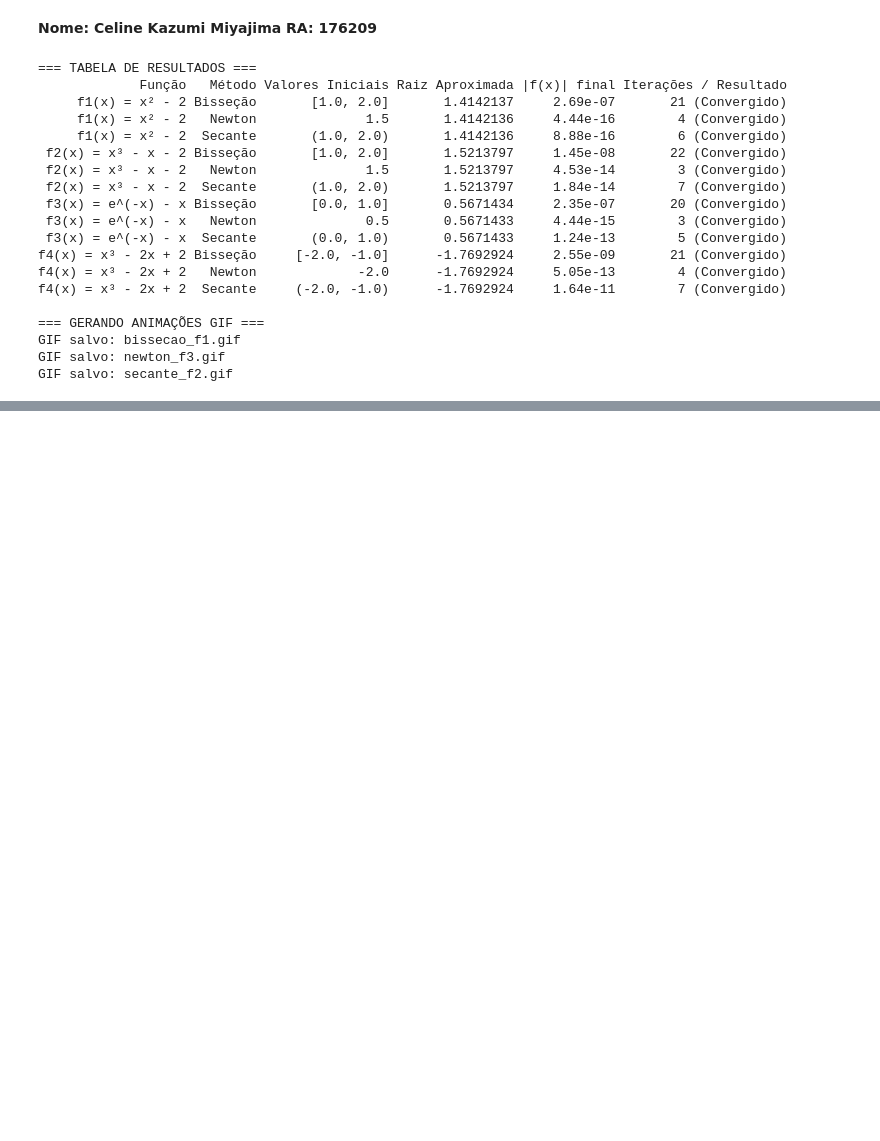
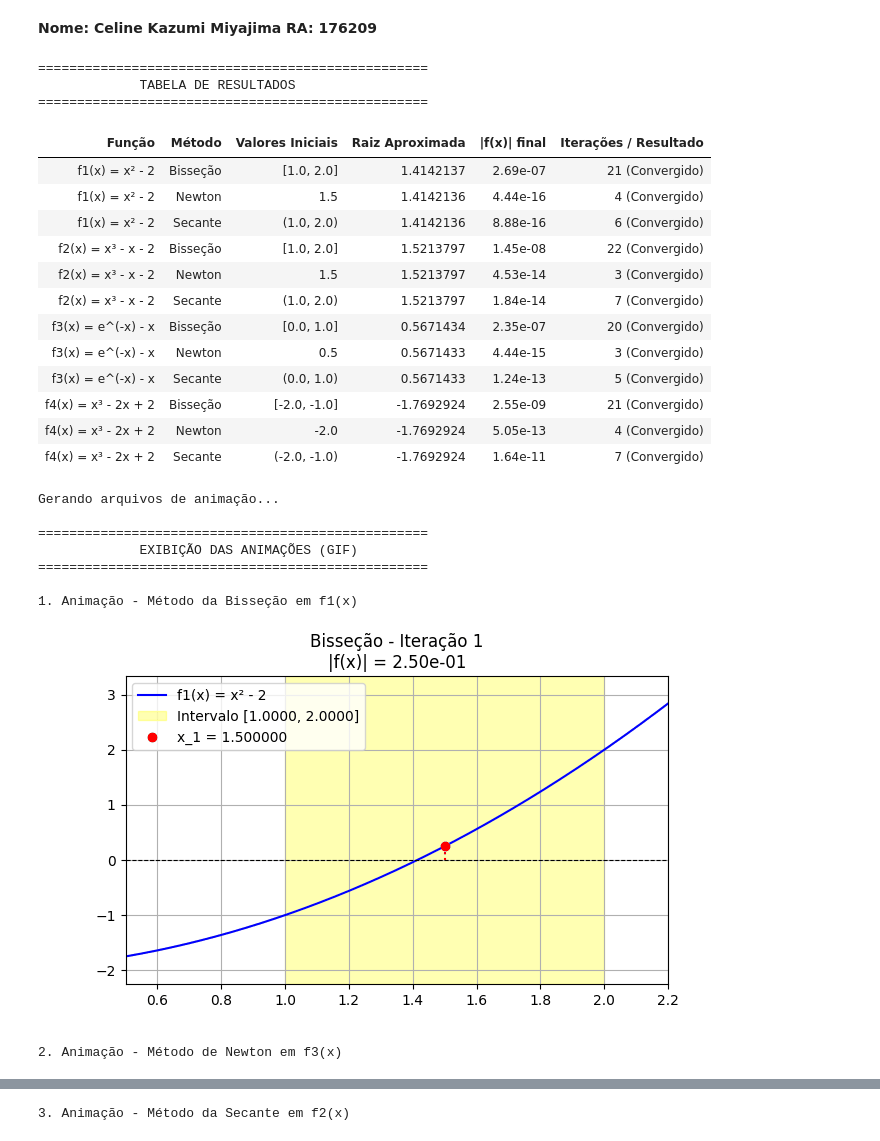
Before and after one commit to celinekm/CN, a Jupyter notebook: atv3_celine.ipynb, the cells around one changed output, grey strips where cells are left out. Drawn from its saved outputs; the diff is of its cells as text; code cells hidden in the pictures; blank space fills up the shorter version.

```diff
--- a/atv3_celine.ipynb
+++ b/atv3_celine.ipynb
@@ -3,7 +3,6 @@
 # %% [markdown]
 **Nome: Celine Kazumi Miyajima RA: 176209**
 # %%
-# Instalação das bibliotecas necessárias (caso precise)
 !pip install -q matplotlib pandas numpy pillow
 
 import numpy as np
@@ -11,7 +10,7 @@ import matplotlib.pyplot as plt
 import matplotlib.animation as animation
 from matplotlib.animation import PillowWriter
 import pandas as pd
-import os
+from IPython.display import display, HTML, Image
 
 # ==========================================
 # PARTE 1: IMPLEMENTAÇÃO DOS MÉTODOS NUMÉRICOS
@@ -156,8 +155,11 @@ for item in funcoes:
     })
 
 df_res = pd.DataFrame(resultados)
-print("=== TABELA DE RESULTADOS ===")
-print(df_res.to_string(index=False))
+
+print("==================================================")
+print("             TABELA DE RESULTADOS                 ")
+print("==================================================")
+display(HTML(df_res.to_html(index=False)))
 
 
 # ==========================================
@@ -191,7 +193,6 @@ def gerar_gif_bissecao(item, filename="bissecao.gif"):
     anim = animation.FuncAnimation(fig, update, frames=len(hist), interval=800)
     anim.save(filename, writer=PillowWriter(fps=1))
     plt.close(fig)
-    print(f"GIF salvo: {filename}")
 
 def gerar_gif_newton(item, filename="newton.gif"):
     f, df = item['f'], item['df']
@@ -224,7 +225,6 @@ def gerar_gif_newton(item, filename="newton.gif"):
     anim = animation.FuncAnimation(fig, update, frames=len(hist), interval=1000)
     anim.save(filename, writer=PillowWriter(fps=1))
     plt.close(fig)
-    print(f"GIF salvo: {filename}")
 
 def gerar_gif_secante(item, filename="secante.gif"):
     f = item['f']
@@ -237,52 +237,70 @@ def gerar_gif_secante(item, filename="secante.gif"):
     def update(frame):
         ax.clear()
         ax.plot(x_vals, y_vals, 'b-', label=item['nome'])
         ax.axhline(0, color='black', linewidth=0.8, linestyle='--')
 
         x0, x1 = hist[frame], hist[frame+1]
         ax.plot([x0, x1], [f(x0), f(x1)], 'ro')
 
         m = (f(x1) - f(x0)) / (x1 - x0) if (x1 - x0) != 0 else 0
         sec_x = np.linspace(item['dom'][0], item['dom'][1], 100)
         sec_y = f(x1) + m * (sec_x - x1)
         ax.plot(sec_x, sec_y, 'r--', label='Reta Secante')
 
         if frame + 2 < len(hist):
             ax.plot(hist[frame+2], 0, 'go', label=f'Novo x = {hist[frame+2]:.6f}')
 
         ax.set_xlim(item['dom'][0], item['dom'][1])
         ax.set_ylim(min(y_vals) - 0.5, max(y_vals) + 0.5)
         ax.set_title(f"Secante - Passo {frame+1}\n|f(x1)| = {abs(f(x1)):.2e}")
         ax.legend(loc='upper left')
         ax.grid(True)
 
     anim = animation.FuncAnimation(fig, update, frames=len(hist)-1, interval=1000)
     anim.save(filename, writer=PillowWriter(fps=1))
     plt.close(fig)
-    print(f"GIF salvo: {filename}")
 
-# Gerando os GIFs para 3 combinações de função e método
-print("\n=== GERANDO ANIMAÇÕES GIF ===")
+# Gerando e exibindo os GIFs
+print("\nGerando arquivos de animação...")
 gerar_gif_bissecao(funcoes[0], "bissecao_f1.gif")
 gerar_gif_newton(funcoes[2], "newton_f3.gif")
 gerar_gif_secante(funcoes[1], "secante_f2.gif")
+
+print("\n==================================================")
+print("             EXIBIÇÃO DAS ANIMAÇÕES (GIF)         ")
+print("==================================================")
+
+print("\n1. Animação - Método da Bisseção em f1(x)")
+display(Image(filename="bissecao_f1.gif"))
+
+print("\n2. Animação - Método de Newton em f3(x)")
+display(Image(filename="newton_f3.gif"))
+
+print("\n3. Animação - Método da Secante em f2(x)")
+display(Image(filename="secante_f2.gif"))
 # %% [output]
-=== TABELA DE RESULTADOS ===
-             Função   Método Valores Iniciais Raiz Aproximada |f(x)| final Iterações / Resultado
-     f1(x) = x² - 2 Bisseção       [1.0, 2.0]       1.4142137     2.69e-07       21 (Convergido)
-     f1(x) = x² - 2   Newton              1.5       1.4142136     4.44e-16        4 (Convergido)
-     f1(x) = x² - 2  Secante       (1.0, 2.0)       1.4142136     8.88e-16        6 (Convergido)
- f2(x) = x³ - x - 2 Bisseção       [1.0, 2.0]       1.5213797     1.45e-08       22 (Convergido)
- f2(x) = x³ - x - 2   Newton              1.5       1.5213797     4.53e-14        3 (Convergido)
- f2(x) = x³ - x - 2  Secante       (1.0, 2.0)       1.5213797     1.84e-14        7 (Convergido)
- f3(x) = e^(-x) - x Bisseção       [0.0, 1.0]       0.5671434     2.35e-07       20 (Convergido)
- f3(x) = e^(-x) - x   Newton              0.5       0.5671433     4.44e-15        3 (Convergido)
- f3(x) = e^(-x) - x  Secante       (0.0, 1.0)       0.5671433     1.24e-13        5 (Convergido)
-f4(x) = x³ - 2x + 2 Bisseção     [-2.0, -1.0]      -1.7692924     2.55e-09       21 (Convergido)
-f4(x) = x³ - 2x + 2   Newton             -2.0      -1.7692924     5.05e-13        4 (Convergido)
-f4(x) = x³ - 2x + 2  Secante     (-2.0, -1.0)      -1.7692924     1.64e-11        7 (Convergido)
-
-=== GERANDO ANIMAÇÕES GIF ===
-GIF salvo: bissecao_f1.gif
-GIF salvo: newton_f3.gif
-GIF salvo: secante_f2.gif
+==================================================
+             TABELA DE RESULTADOS
+==================================================
+| Função | Método | Valores Iniciais | Raiz Aproximada | |f(x)| final | Iterações / Resultado |
+| f1(x) = x² - 2 | Bisseção | [1.0, 2.0] | 1.4142137 | 2.69e-07 | 21 (Convergido) |
+| f1(x) = x² - 2 | Newton | 1.5 | 1.4142136 | 4.44e-16 | 4 (Convergido) |
+| f1(x) = x² - 2 | Secante | (1.0, 2.0) | 1.4142136 | 8.88e-16 | 6 (Convergido) |
+| f2(x) = x³ - x - 2 | Bisseção | [1.0, 2.0] | 1.5213797 | 1.45e-08 | 22 (Convergido) |
+| f2(x) = x³ - x - 2 | Newton | 1.5 | 1.5213797 | 4.53e-14 | 3 (Convergido) |
+| f2(x) = x³ - x - 2 | Secante | (1.0, 2.0) | 1.5213797 | 1.84e-14 | 7 (Convergido) |
+| f3(x) = e^(-x) - x | Bisseção | [0.0, 1.0] | 0.5671434 | 2.35e-07 | 20 (Convergido) |
+| f3(x) = e^(-x) - x | Newton | 0.5 | 0.5671433 | 4.44e-15 | 3 (Convergido) |
+| f3(x) = e^(-x) - x | Secante | (0.0, 1.0) | 0.5671433 | 1.24e-13 | 5 (Convergido) |
+| f4(x) = x³ - 2x + 2 | Bisseção | [-2.0, -1.0] | -1.7692924 | 2.55e-09 | 21 (Convergido) |
+| f4(x) = x³ - 2x + 2 | Newton | -2.0 | -1.7692924 | 5.05e-13 | 4 (Convergido) |
+| f4(x) = x³ - 2x + 2 | Secante | (-2.0, -1.0) | -1.7692924 | 1.64e-11 | 7 (Convergido) |
+Gerando arquivos de animação...
+
+==================================================
+             EXIBIÇÃO DAS ANIMAÇÕES (GIF)
+==================================================
+
+1. Animação - Método da Bisseção em f1(x)
+[figure, added]
+2. Animação - Método de Newton em f3(x)
@@ -288,0 +308 @@ GIF salvo: secante_f2.gif
+3. Animação - Método da Secante em f2(x)
```
Also changed, not shown: parts of 1 cell of this notebook.
